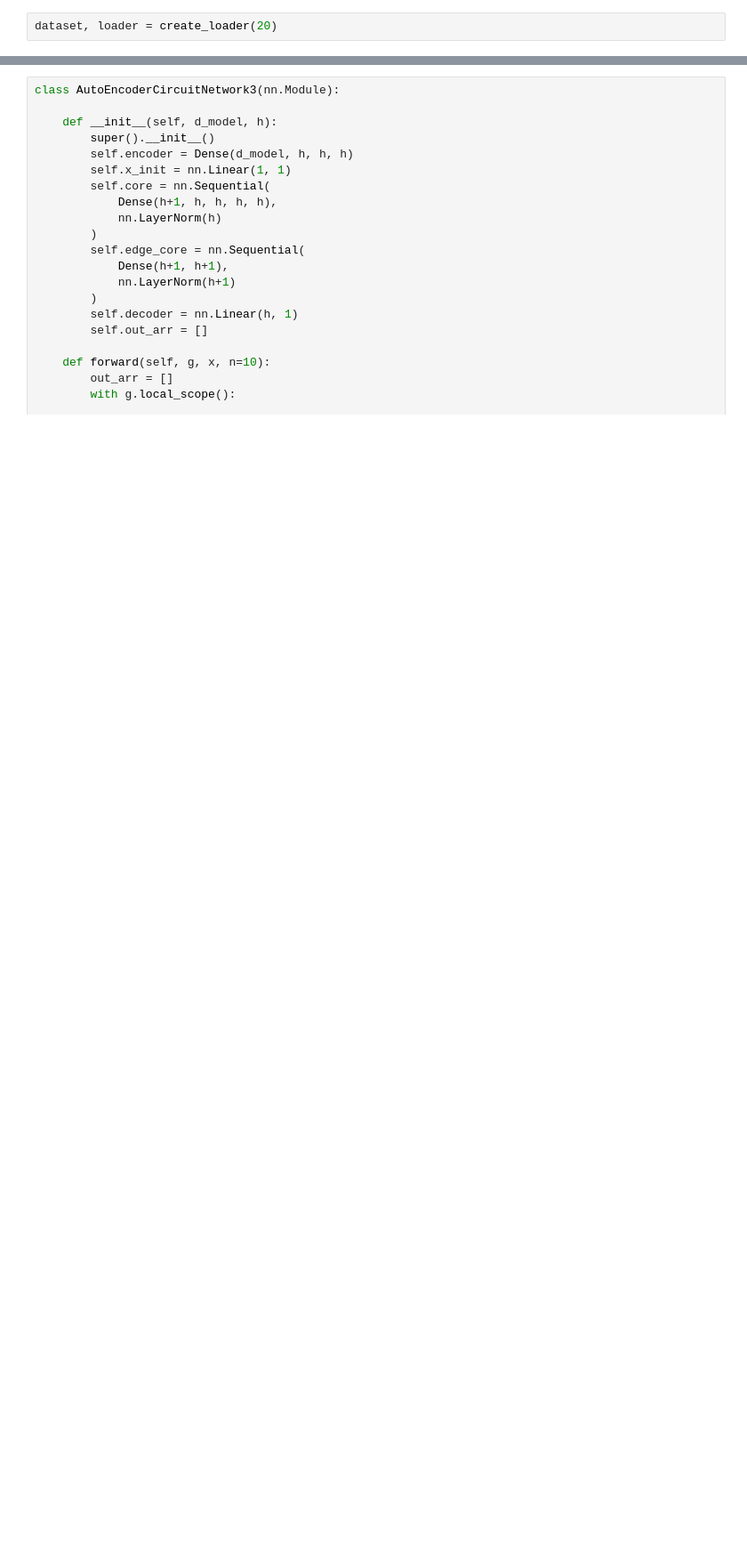
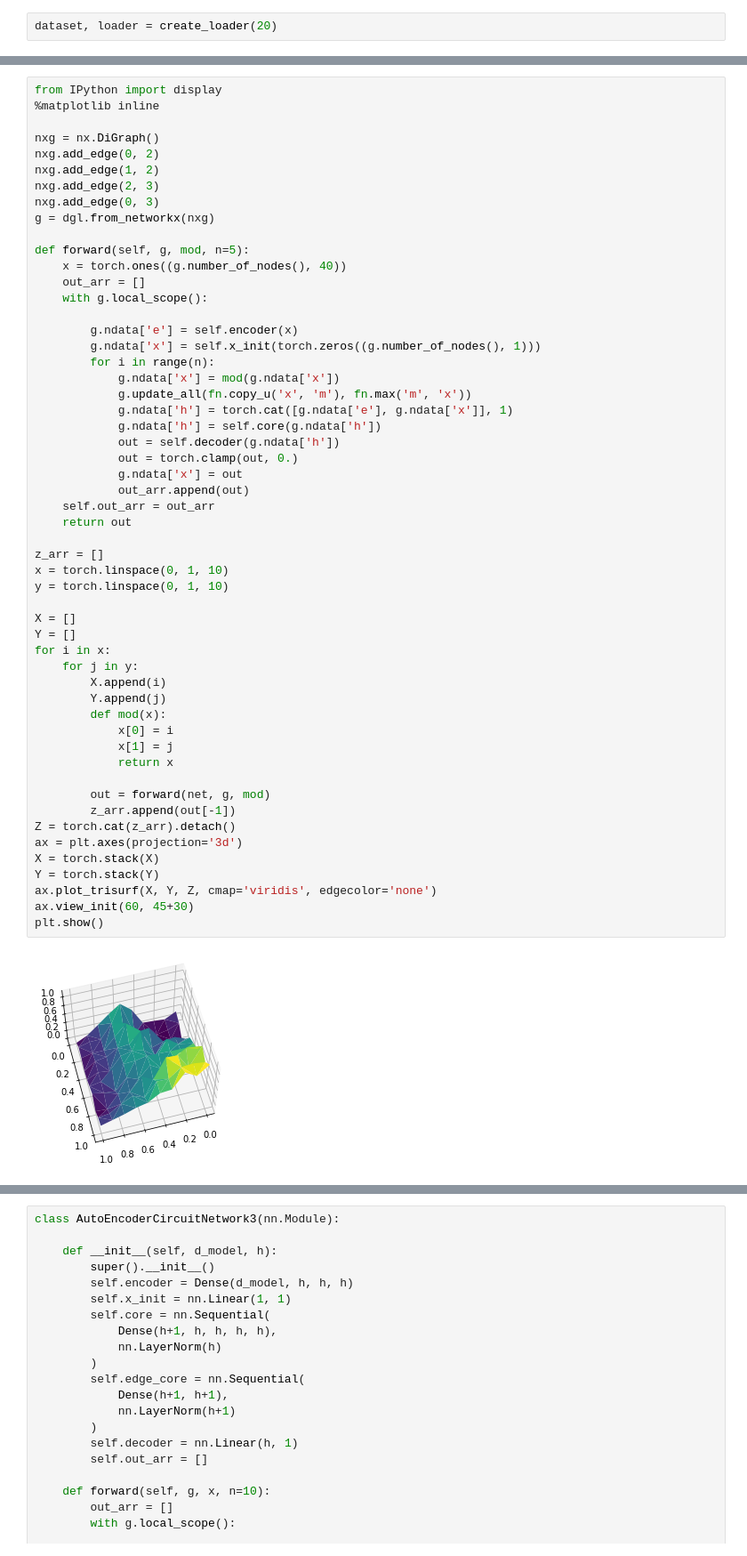
Before and after one commit to jvrana/deep-learning-guides, a Jupyter notebook: notebooks/annotated_universal_graph_transformer/causes_of_lung_cancer/experiment_generative_attention_network.ipynb, the cells around one changed output, grey strips where cells are left out. Shown at 89% size. Drawn from its saved outputs; the diff is of its cells as text; blank space fills up the shorter version.

```diff
--- a/notebooks/annotated_universal_graph_transformer/causes_of_lung_cancer/experiment_generative_attention_network.ipynb
+++ b/notebooks/annotated_universal_graph_transformer/causes_of_lung_cancer/experiment_generative_attention_network.ipynb
@@ -798,0 +880,56 @@ with g.local_scope():
+# %%
+from IPython import display
+%matplotlib inline
+
+nxg = nx.DiGraph()
+nxg.add_edge(0, 2)
+nxg.add_edge(1, 2)
+nxg.add_edge(2, 3)
+nxg.add_edge(0, 3)
+g = dgl.from_networkx(nxg)
+
+def forward(self, g, mod, n=5):
+    x = torch.ones((g.number_of_nodes(), 40))
+    out_arr = []
+    with g.local_scope():
+
+        g.ndata['e'] = self.encoder(x)
+        g.ndata['x'] = self.x_init(torch.zeros((g.number_of_nodes(), 1)))
+        for i in range(n):
+            g.ndata['x'] = mod(g.ndata['x'])
+            g.update_all(fn.copy_u('x', 'm'), fn.max('m', 'x'))
+            g.ndata['h'] = torch.cat([g.ndata['e'], g.ndata['x']], 1)
+            g.ndata['h'] = self.core(g.ndata['h'])
+            out = self.decoder(g.ndata['h'])
+            out = torch.clamp(out, 0.)
+            g.ndata['x'] = out
+            out_arr.append(out)
+    self.out_arr = out_arr
+    return out
+
+z_arr = []
+x = torch.linspace(0, 1, 10)
+y = torch.linspace(0, 1, 10)
+
+X = []
+Y = []
+for i in x:
+    for j in y:
+        X.append(i)
+        Y.append(j)
+        def mod(x):
+            x[0] = i
+            x[1] = j
+            return x
+
+        out = forward(net, g, mod)
+        z_arr.append(out[-1])
+Z = torch.cat(z_arr).detach()
+ax = plt.axes(projection='3d')
+X = torch.stack(X)
+Y = torch.stack(Y)
+ax.plot_trisurf(X, Y, Z, cmap='viridis', edgecolor='none')
+ax.view_init(60, 45+30)
+plt.show()
+# %% [output]
+[figure, added]
```
Also changed, not shown: parts of 15 cells of this notebook.
